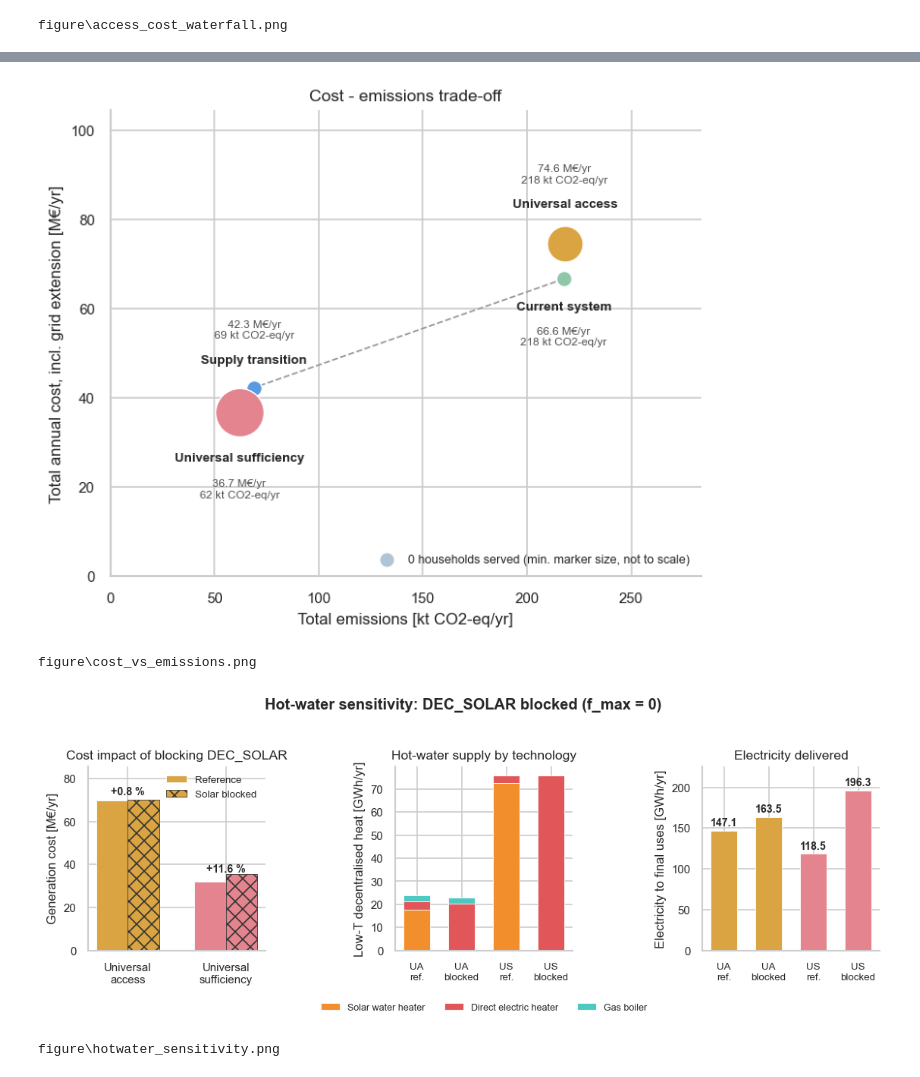
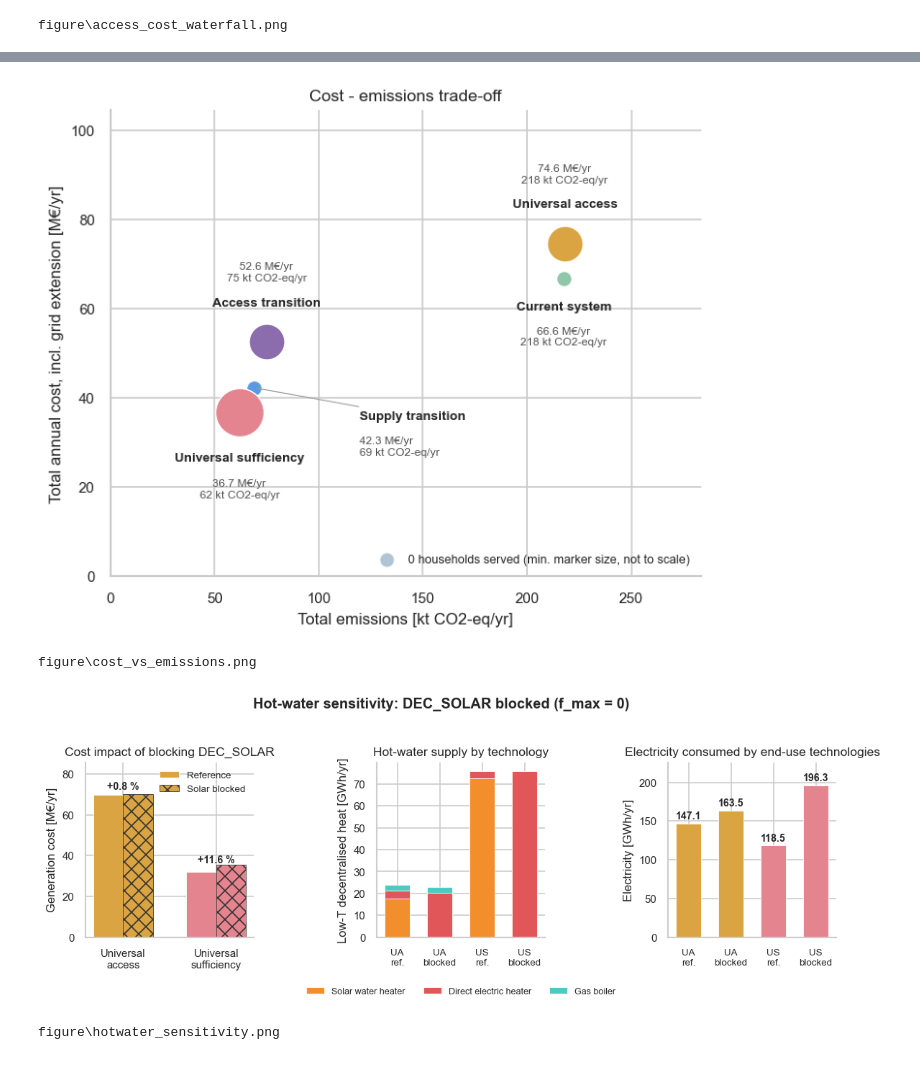
Before and after one commit to Valentine-Bernaerts/EnergyScope_BO_nord_amazonia, a Jupyter notebook: analyse_resultats.ipynb, the cells around one changed output, grey strips where cells are left out. Drawn from its saved outputs; the diff is of its cells as text; code cells hidden in the pictures.

Commit message:
figure change

```diff
--- a/analyse_resultats.ipynb
+++ b/analyse_resultats.ipynb
@@ -58,15 +58,18 @@ COMPARE = {
     'Current system':        'norte_amazonia_reality_2025',
     'Supply transition':     'norte_amazonia_reality_2025_phase2',
     'Universal access':      'norte_amazonia_reality_access_2025',
+    'Access transition':     'norte_amazonia_access_transition_2025',
 }
 # Scenarios that connect every dispersed household to the grid, hence carry the
 # BC grid-extension CAPEX (see section 12.4): Universal sufficiency (full
-# regional redesign) and Universal access (dedicated home systems). Supply
+# regional redesign), Universal access and Access transition (dedicated home
+# systems, same spatial classification as Universal access). Supply
 # transition only reinforces the existing centralised grid - it creates no new
 # connections, same as Current system -> 0 for both.
-GRID_EXT_SCEN = {'Universal sufficiency', 'Universal access'}
+GRID_EXT_SCEN = {'Universal sufficiency', 'Universal access', 'Access transition'}
 SCEN_COLORS = {'Universal sufficiency': '#E4848F', 'Current system': '#8FC7A8',
-               'Supply transition': '#5A9AE3', 'Universal access': '#D9A441'}
+               'Supply transition': '#5A9AE3', 'Universal access': '#D9A441',
+               'Access transition': '#8B6DAE'}
 
 REGIONS = ['C1', 'C2', 'C3', 'C4', 'C5']
 # Human-readable labels (fill in with the actual cluster geography)
@@ -1502,7 +1512,8 @@ figure\scenario_comparison.png
 # Households connected at a sufficiency consumption level (target demand used to
 # size the universal-coverage scenarios, see section 12 / ua_offgrid_match).
 HOUSEHOLDS_SUFF = {'Current system': 0, 'Supply transition': 0,
-                    'Universal access': 20714, 'Universal sufficiency': 84209}
+                    'Universal access': 20714, 'Access transition': 20714,
+                    'Universal sufficiency': 84209}
 MARKER_MIN, MARKER_MAX = 90, 900
 
 def marker_size(n):
@@ -1514,26 +1525,34 @@ emissions = {lab: gwp_tot[lab]['GWP_op'] + gwp_tot[lab]['GWP_constr'] for lab in
 
 fig, ax = plt.subplots(figsize=(15 * CM, 12.5 * CM))
 
-# Cost-emissions diagonal: Current system -> Supply transition -> Universal
-# sufficiency track together; Universal access is deliberately off it (same
-# emissions as Current system, but higher cost) so it is not connected.
-diag = ['Current system', 'Supply transition', 'Universal sufficiency']
-ax.plot([emissions[l] for l in diag], [tot_cost[l] for l in diag],
-        color='#999999', lw=1, ls='--', zorder=1)
-
 # Current system sits almost directly below Universal access (same emissions,
 # lower cost), and Supply transition almost directly above Universal
 # sufficiency: push each point's labels to the opposite side of its neighbour
 # (above/below) so the two never collide, then push the value line further out
 # still, past the scenario-name line, on that same side.
+# Access transition sits close to Supply transition (emissions 75 vs 69, cost
+# 52.6 vs 42.3): nothing else sits directly above Access transition, so it
+# uses the plain above/below mechanism like every other point.
+# Supply transition itself is boxed in: Universal sufficiency's marker sits
+# almost touching it below-left, and Access transition's marker sits close
+# above-right, so there is no free spot next to its own marker. Its label is
+# placed further out (down-right) with a thin leader line back to the point.
 label_above = {'Current system': False, 'Universal access': True,
-                'Supply transition': True, 'Universal sufficiency': False}
+                'Universal sufficiency': False, 'Access transition': True}
 
 for lab in SCEN_ORDER:
     s = marker_size(HOUSEHOLDS_SUFF[lab])
     r = (s / np.pi) ** 0.5  # marker radius in points, to clear it with the labels
     ax.scatter(emissions[lab], tot_cost[lab], s=s, color=SCEN_COLORS[lab],
                edgecolor='white', linewidth=0.8, zorder=3)
+    if lab == 'Supply transition':
+        ax.annotate(lab, (emissions[lab], tot_cost[lab]), xytext=(r + 60, -14),
+                    textcoords='offset points', ha='left', va='top', fontsize=8, fontweight='bold',
+                    arrowprops=dict(arrowstyle='-', color='#999999', lw=0.6, shrinkA=0, shrinkB=2))
+        ax.annotate(f'{tot_cost[lab]:.1f} M€/yr\n{emissions[lab]:.0f} kt CO2-eq/yr',
+                    (emissions[lab], tot_cost[lab]), xytext=(r + 60, -30),
+                    textcoords='offset points', ha='left', va='top', fontsize=7, color='#555555')
+        continue
     sign = 1 if label_above[lab] else -1
     va = 'bottom' if label_above[lab] else 'top'
     ax.annotate(lab, (emissions[lab], tot_cost[lab]), xytext=(0, sign * (r + 8)),
@@ -1557,7 +1576,7 @@ fig.savefig(FIG_DIR / 'cost_vs_emissions.png', dpi=300, bbox_inches='tight', pad
 plt.show()
 print(FIG_DIR / 'cost_vs_emissions.png')
 # %% [output]
-[figure, old version]
+[figure, new version]
 figure\cost_vs_emissions.png
 # %%
 # -- Figure 9: hotwater_sensitivity.png ----------------------------------------
@@ -1617,34 +1636,34 @@ ax.legend(loc='upper right', frameon=False, fontsize=8)
 
 # -- Panel 2: hot-water supply by technology, all four cases -----------------
 ax = axes[1]
 x2 = np.arange(len(SENS_CASES))
 bottom = np.zeros(len(SENS_CASES))
 for tech in hw_order:
     vals = np.array([hw[lab][tech] for lab in SENS_CASES])
     ax.bar(x2, vals, 0.6, bottom=bottom, color=get_color(tech), edgecolor='white',
            linewidth=0.5, label=get_label(tech))
     bottom += vals
 ax.set_xticks(x2); ax.set_xticklabels([SENS_XLABELS[l] for l in SENS_CASES], fontsize=8)
 ax.set_ylabel('Low-T decentralised heat [GWh/yr]')
 ax.set_title('Hot-water supply by technology', fontsize=10.5)
 ax.legend(loc='upper center', bbox_to_anchor=(0.5, -0.24), ncol=3, frameon=False, fontsize=7.5)
 
 # -- Panel 3: electricity delivered to final uses, all four cases ------------
 ax = axes[2]
 v3 = [sens_elec[lab] for lab in SENS_CASES]
 ax.bar(x2, v3, 0.6, color=[SENS_COLORS[l] for l in SENS_CASES], edgecolor='white', linewidth=0.5)
 for xi, val in zip(x2, v3):
     ax.text(xi, val + max(v3) * 0.015, f'{val:.1f}', ha='center', va='bottom', fontsize=8.5, fontweight='bold')
 ax.set_xticks(x2); ax.set_xticklabels([SENS_XLABELS[l] for l in SENS_CASES], fontsize=8)
-ax.set_ylabel('Electricity to final uses [GWh/yr]')
-ax.set_title('Electricity delivered', fontsize=10.5)
+ax.set_ylabel('Electricity [GWh/yr]')
+ax.set_title('Electricity consumed by end-use technologies', fontsize=10.5)
 ax.set_ylim(0, max(v3) * 1.15)
 
 fig.suptitle('Hot-water sensitivity: DEC_SOLAR blocked (f_max = 0)', y=1.03, fontweight='bold')
 plt.tight_layout()
 fig.savefig(FIG_DIR / 'hotwater_sensitivity.png', dpi=300, bbox_inches='tight', pad_inches=0.15)
 plt.show()
 print(FIG_DIR / 'hotwater_sensitivity.png')
 # %% [output]
-[figure, old version]
+[figure, new version]
 figure\hotwater_sensitivity.png
```
Also changed, not shown: parts of 7 cells of this notebook, 4 other files.
